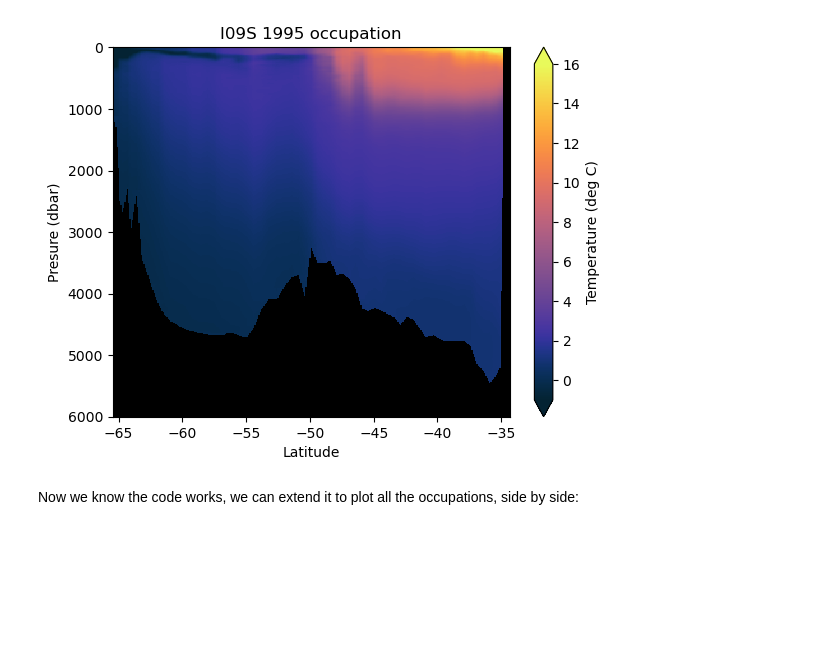
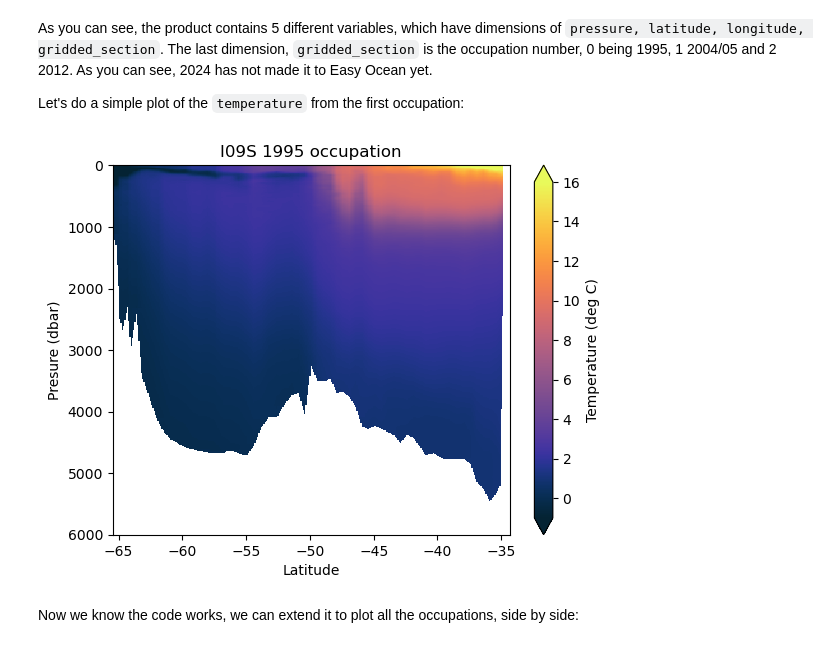
Before and after one commit to julia-neme/KSA_Observations_Modelling, a Jupyter notebook: Class2/1_Building_a_cross_section.ipynb, the cells around one changed output. Cells and saved outputs as stored; diff of their text form; code cells hidden in the pictures; blank space fills up the shorter version.

```diff
--- a/Class2/1_Building_a_cross_section.ipynb
+++ b/Class2/1_Building_a_cross_section.ipynb
@@ -25,5 +37,5 @@ We can download past I09S occupations from [here](https://cchdo.ucsd.edu/product
 # %%
-I09S = xr.open_dataset('data/i09s.nc')
+I09S = xr.open_dataset('/home/561/jn8053/g_jk72/KSA_Observations_Modelling/Class2/data/i09s.nc')
 # %%
 I09S
 # %% [output]
@@ -49,14 +76,18 @@ Let's plot temperature for the first occupation:
+# %% [markdown]
+As you can see, the product contains 5 different variables, which have dimensions of `pressure, latitude, longitude, gridded_section`. The last dimension, `gridded_section` is the occupation number, 0 being 1995, 1 2004/05 and 2 2012. As you can see, 2024 has not made it to Easy Ocean yet.
+
+Let's do a simple plot of the `temperature` from the first occupation:
 # %%
-I09S['temperature'].isel(gridded_section = 0).squeeze().plot(vmin = -1, vmax = 16, cmap = cm.cm.thermal,
-                                                             cbar_kwargs = {'label':'Temperature (deg C)'})
+i09s_temperature = I09S['temperature'].isel(gridded_section = 0).squeeze()
+i09s_temperature.plot(vmin = -1, vmax = 16, cmap = cm.cm.thermal,
+                      cbar_kwargs = {'label':'Temperature (deg C)'})
 plt.gca().invert_yaxis()
 plt.title('I09S 1995 occupation')
 plt.xlabel('Latitude')
 plt.ylabel('Presure (dbar)');
 plt.ylim(6000, None);
-plt.gca().set_facecolor('k');
 # %% [output]
-[figure, old version]
+[figure, new version]
 # %% [markdown]
 Now we know the code works, we can extend it to plot all the occupations, side by side:
 # %%
```
Also changed, not shown: parts of 23 cells of this notebook, 4 other files.
